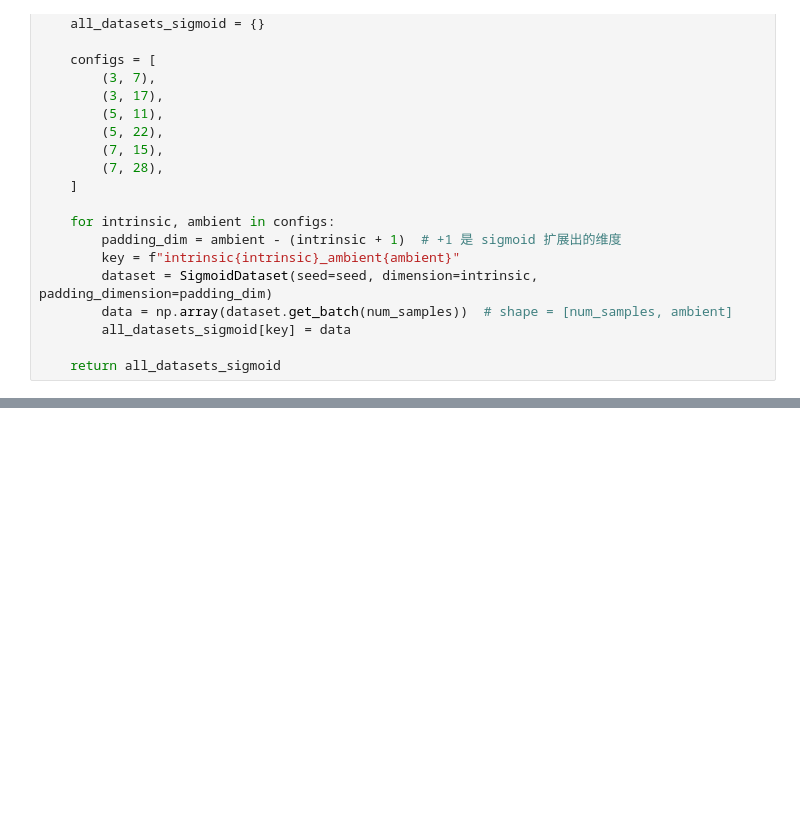
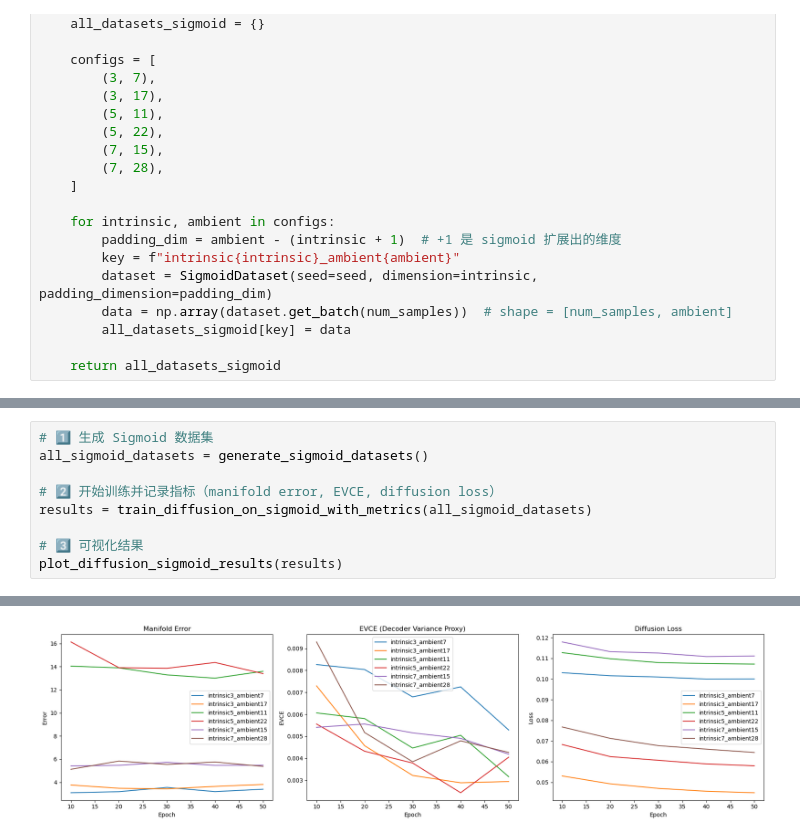
Before and after one commit to ShihanBan/Diffusion-model-low-dimensional-data, a Jupyter notebook: 尝试生成数据.ipynb, the cells around one changed output, grey strips where cells are left out. Drawn from its saved outputs; the diff is of its cells as text; blank space fills up the shorter version.

```diff
--- a/尝试生成数据.ipynb
+++ b/尝试生成数据.ipynb
@@ -409,0 +520,10 @@ KeyboardInterrupt:
+# %%
+# 1️⃣ 生成 Sigmoid 数据集
+all_sigmoid_datasets = generate_sigmoid_datasets()
+
+# 2️⃣ 开始训练并记录指标（manifold error, EVCE, diffusion loss）
+results = train_diffusion_on_sigmoid_with_metrics(all_sigmoid_datasets)
+
+# 3️⃣ 可视化结果
+plot_diffusion_sigmoid_results(results)
+# %% [output]
@@ -409,0 +547 @@ KeyboardInterrupt:
+[figure, added]
```
Also changed, not shown: parts of 7 cells of this notebook, 7 other files.
